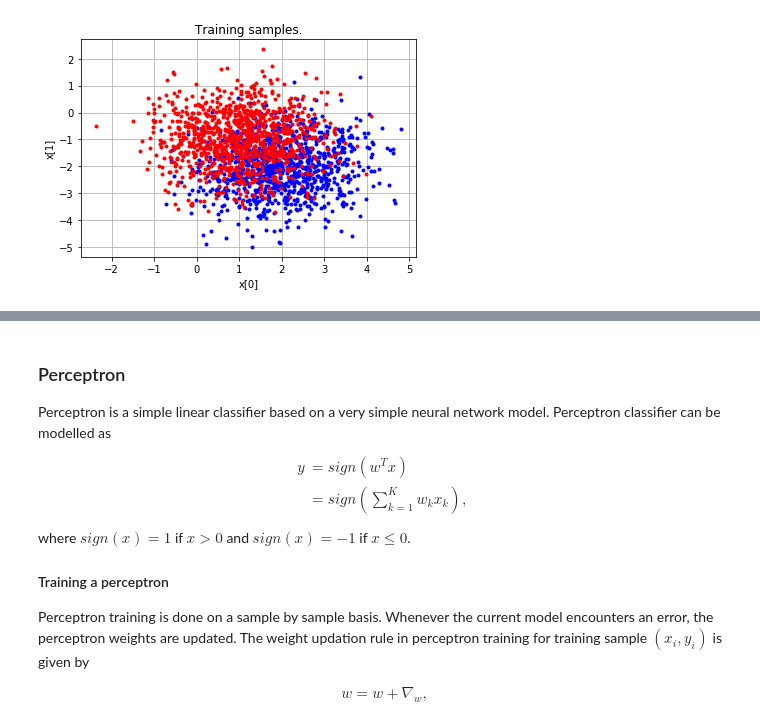
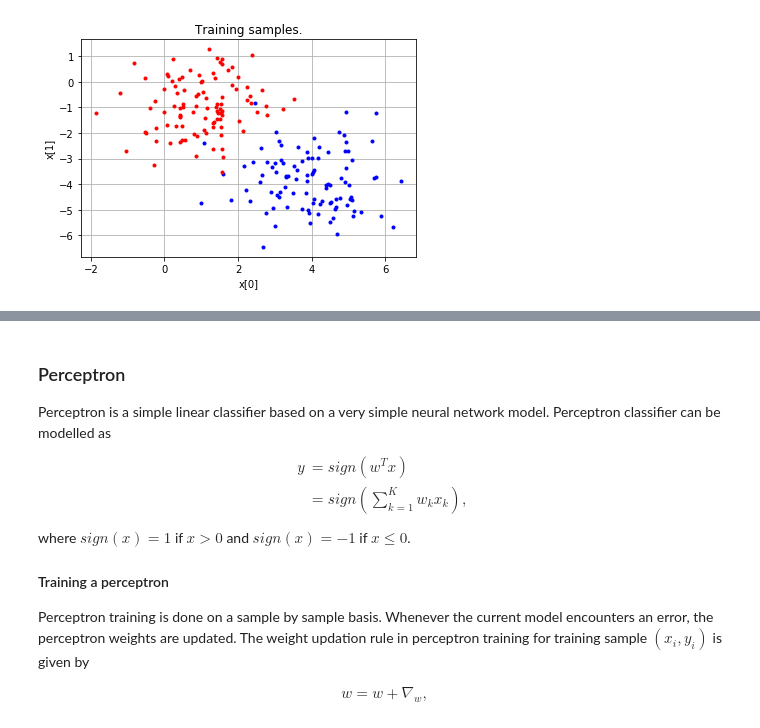
Before and after one commit to nidhin-koshy/Notebooks, a Jupyter notebook: Classification.ipynb, the cells around one changed output, grey strips where cells are left out. Cells and saved outputs as stored; diff of their text form; code cells hidden in the pictures.

```diff
--- a/Classification.ipynb
+++ b/Classification.ipynb
@@ -46,32 +14,32 @@ There is no closed form expression for the optimum $w^*$. However, given that th
-# %%
-num_x1_samples = 1000
-num_x2_samples = 1000
-
-mu_1 = np.array([[2,-2]]).T
-mu_2 = np.array([[1,-1]]).T
-
-x1 = np.random.randn(num_x1_samples,2) + mu_1.T
-y1 = np.ones((num_x1_samples,1))
-
-x2 = np.random.randn(num_x2_samples,2) + mu_2.T
-y2 = np.zeros((num_x2_samples,1))
-
-x_train = np.concatenate((x1,x2),axis=0)
-x_train = np.concatenate((x_train,np.ones((x_train[:,0].size,1))),axis=1)
-y_train = np.concatenate((y1,y2),axis=0)
-
-plt.plot(x1[:,0],x1[:,1],'.b')
-plt.plot(x2[:,0],x2[:,1],'.r')
-plt.grid()
-plt.title("Training samples.")
-plt.xlabel("x[0]")
-plt.ylabel("x[1]")
-plt.show()
-# %% [output]
-[figure, removed]
 # %%
 import numpy as np
 import math
 import matplotlib.pyplot as plt
 import sklearn
 from mpl_toolkits.mplot3d import Axes3D
+# %%
+num_x1_samples = 100
+num_x2_samples = 100
+
+mu_1 = np.array([[4,-4]]).T
+mu_2 = np.array([[1,-1]]).T
+
+x1 = np.random.randn(num_x1_samples,2) + mu_1.T
+y1 = np.ones((num_x1_samples,1))
+
+x2 = np.random.randn(num_x2_samples,2) + mu_2.T
+y2 = np.zeros((num_x2_samples,1))
+
+x_train = np.concatenate((x1,x2),axis=0)
+x_train = np.concatenate((x_train,np.ones((x_train[:,0].size,1))),axis=1)
+y_train = np.concatenate((y1,y2),axis=0)
+
+plt.plot(x1[:,0],x1[:,1],'.b')
+plt.plot(x2[:,0],x2[:,1],'.r')
+plt.grid()
+plt.title("Training samples.")
+plt.xlabel("x[0]")
+plt.ylabel("x[1]")
+plt.show()
+# %% [output]
+[figure, added]
```
Also changed, not shown: parts of 12 cells of this notebook.
